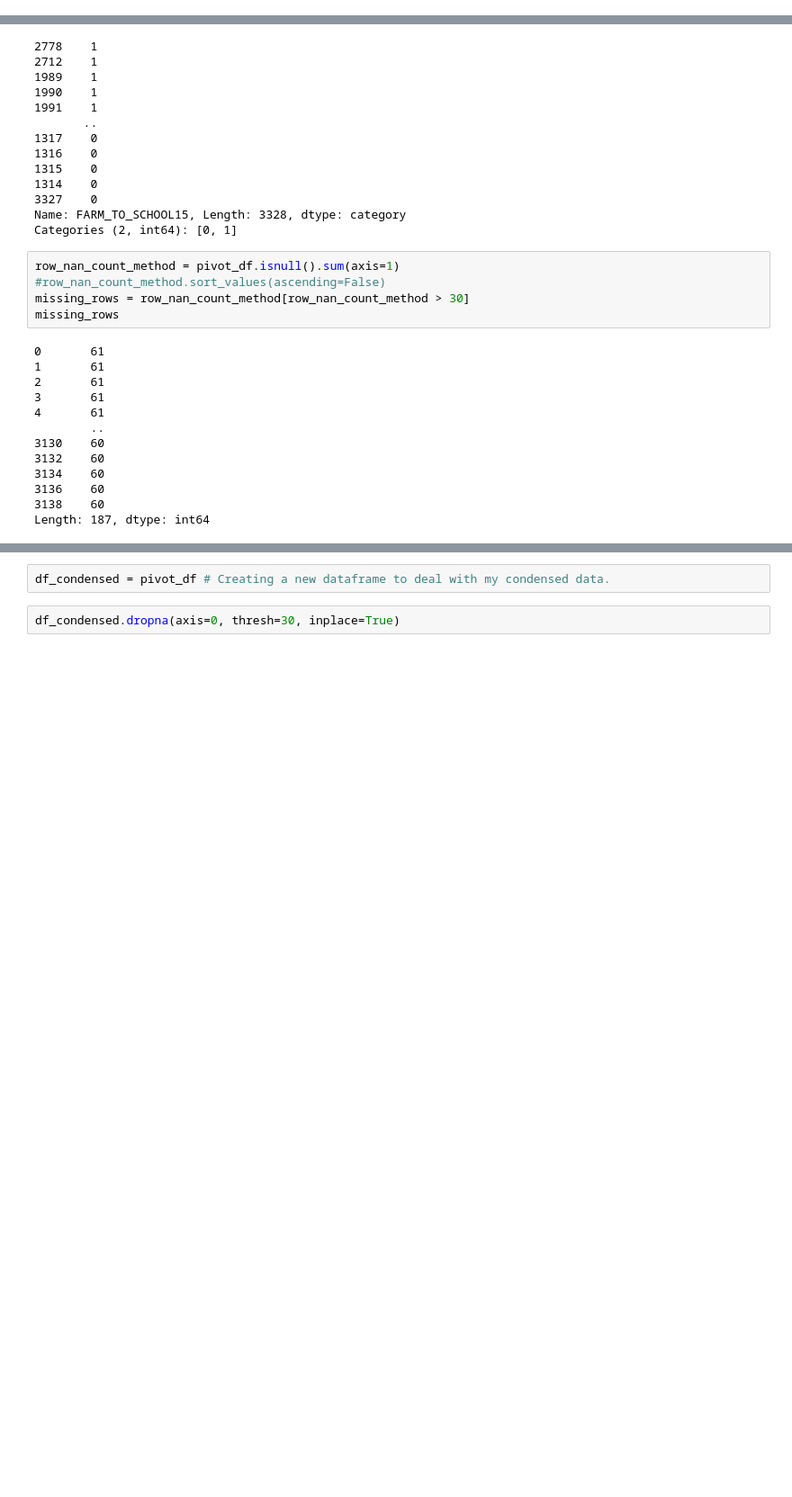
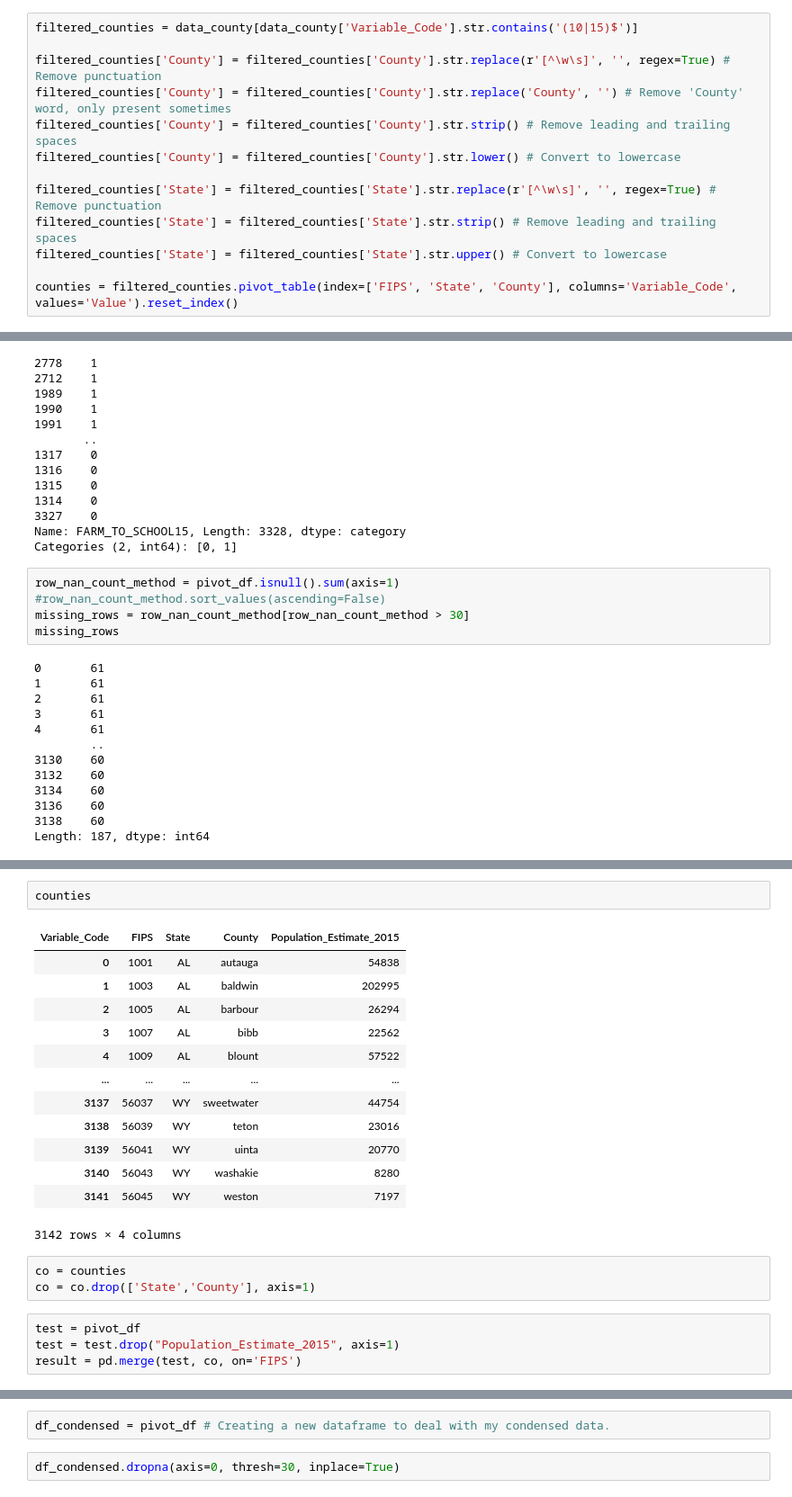
Before and after one commit to gabbycjames/DataScience_Capstone, a Jupyter notebook: DataWrangling.ipynb, the cells around one changed output, grey strips where cells are left out. Shown: that part at 90% size. Drawn from its saved outputs; the diff is of its cells as text; blank space fills up the shorter version.

```diff
--- a/DataWrangling.ipynb
+++ b/DataWrangling.ipynb
@@ -157,3 +157,16 @@ filtered_df['State'] = filtered_df['State'].str.strip() # Remove leading and tra
 filtered_df['State'] = filtered_df['State'].str.upper() # Convert to uppercase
 # %%
 pivot_df = filtered_df.pivot_table(index=['FIPS', 'State', 'County'], columns='Variable_Code', values='Value').reset_index()
+# %%
+filtered_counties = data_county[data_county['Variable_Code'].str.contains('(10|15)$')]
+
+filtered_counties['County'] = filtered_counties['County'].str.replace(r'[^\w\s]', '', regex=True) # Remove punctuation
+filtered_counties['County'] = filtered_counties['County'].str.replace('County', '') # Remove 'County' word, only present sometimes
+filtered_counties['County'] = filtered_counties['County'].str.strip() # Remove leading and trailing spaces
+filtered_counties['County'] = filtered_counties['County'].str.lower() # Convert to lowercase
+
+filtered_counties['State'] = filtered_counties['State'].str.replace(r'[^\w\s]', '', regex=True) # Remove punctuation
+filtered_counties['State'] = filtered_counties['State'].str.strip() # Remove leading and trailing spaces
+filtered_counties['State'] = filtered_counties['State'].str.upper() # Convert to lowercase
+
+counties = filtered_counties.pivot_table(index=['FIPS', 'State', 'County'], columns='Variable_Code', values='Value').reset_index()
@@ -392,0 +444,23 @@ Length: 187, dtype: int64
+# %%
+counties
+# %% [output]
+| Variable_Code | FIPS | State | County | Population_Estimate_2015 |
+| 0 | 1001 | AL | autauga | 54838 |
+| 1 | 1003 | AL | baldwin | 202995 |
+| 2 | 1005 | AL | barbour | 26294 |
+| 3 | 1007 | AL | bibb | 22562 |
+| 4 | 1009 | AL | blount | 57522 |
+| ... | ... | ... | ... | ... |
+| 3137 | 56037 | WY | sweetwater | 44754 |
+| 3138 | 56039 | WY | teton | 23016 |
+| 3139 | 56041 | WY | uinta | 20770 |
+| 3140 | 56043 | WY | washakie | 8280 |
+| 3141 | 56045 | WY | weston | 7197 |
+3142 rows × 4 columns
+# %%
+co = counties
+co = co.drop(['State','County'], axis=1)
+# %%
+test = pivot_df
+test = test.drop("Population_Estimate_2015", axis=1)
+result = pd.merge(test, co, on='FIPS')
```
Also changed, not shown: parts of 25 cells of this notebook.
